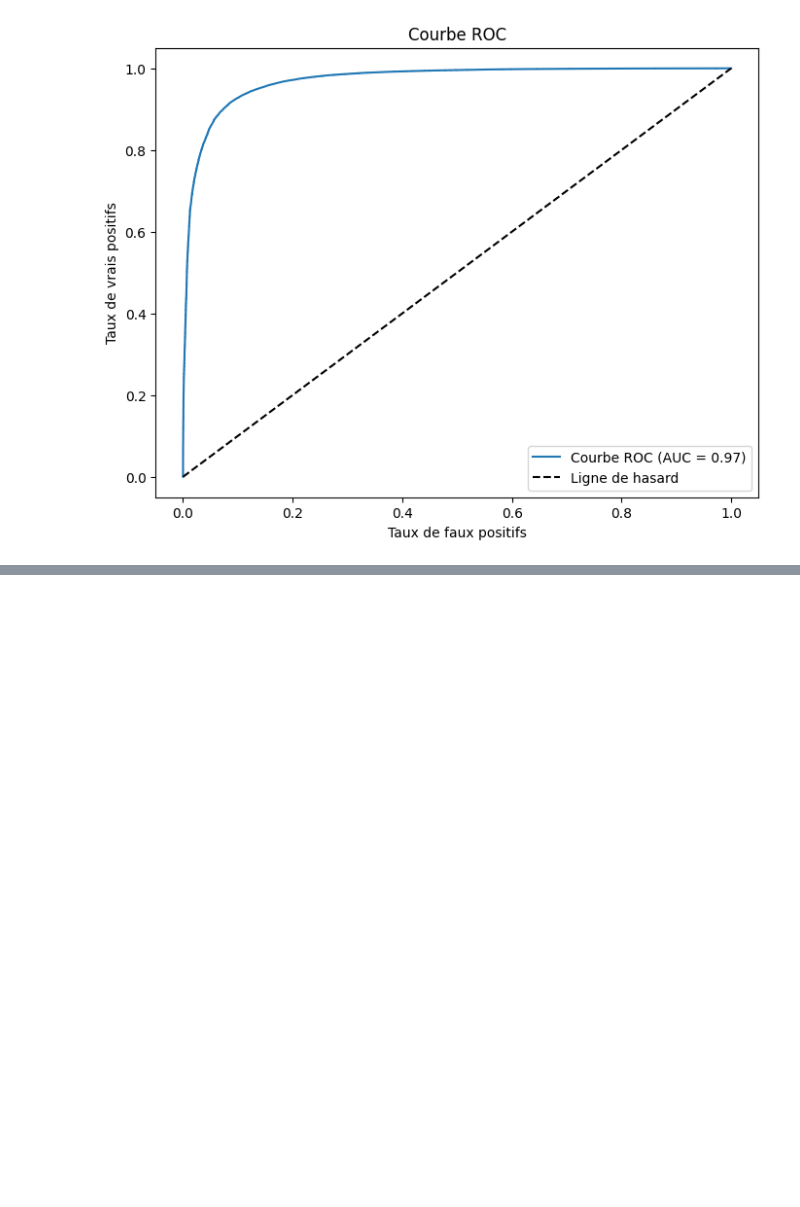
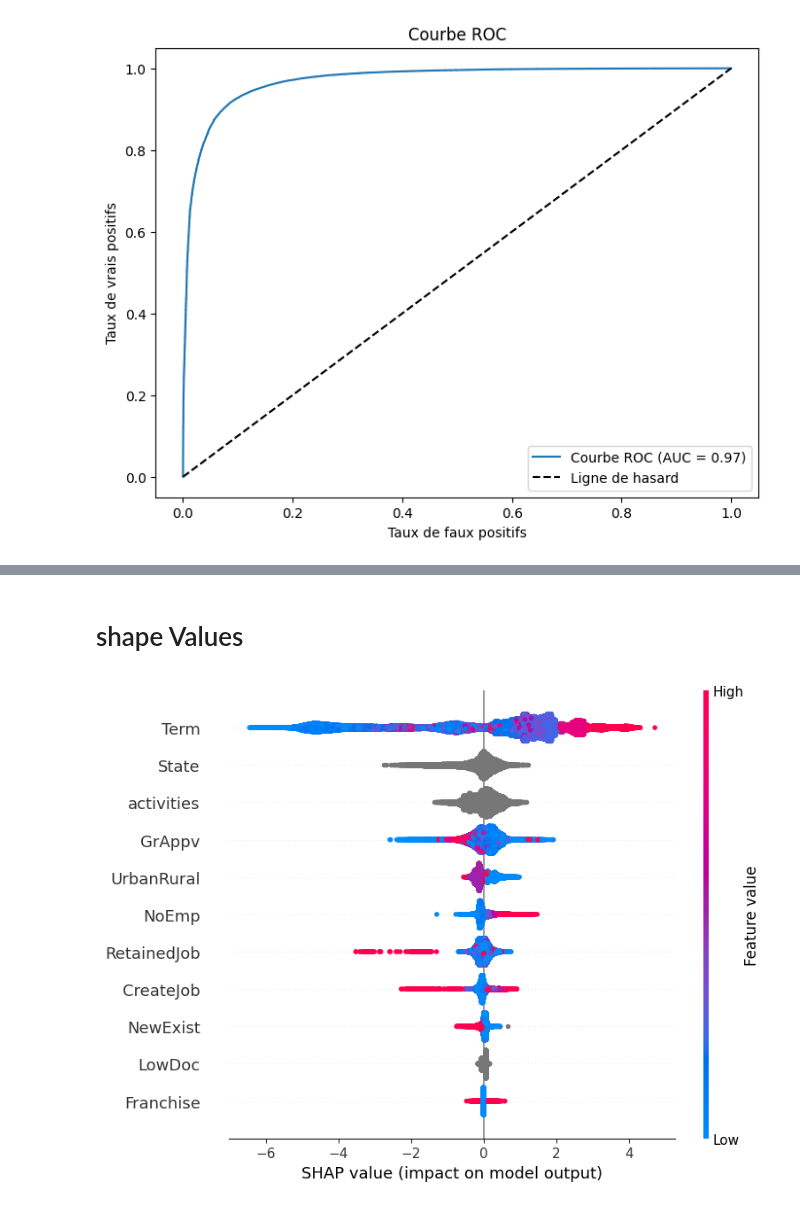
Before and after one commit to MichAdebayo/brief-loan-prediction, a Jupyter notebook: Catboost.ipynb, the cells around one changed output, grey strips where cells are left out. Saved outputs shown, nothing was run; the diff lists cells and outputs as text; code cells hidden in the pictures; blank space fills up the shorter version.

```diff
--- a/Catboost.ipynb
+++ b/Catboost.ipynb
@@ -173,0 +277,8 @@ plt.show()
+# %% [markdown]
+# shape Values
+# %%
+explainer = shap.Explainer(model)
+shap_values = explainer(X_test)
+shap.summary_plot(shap_values, X_test)
+# %% [output]
+[figure, added]
```
Also changed, not shown: parts of 15 cells of this notebook, 10 other files.
